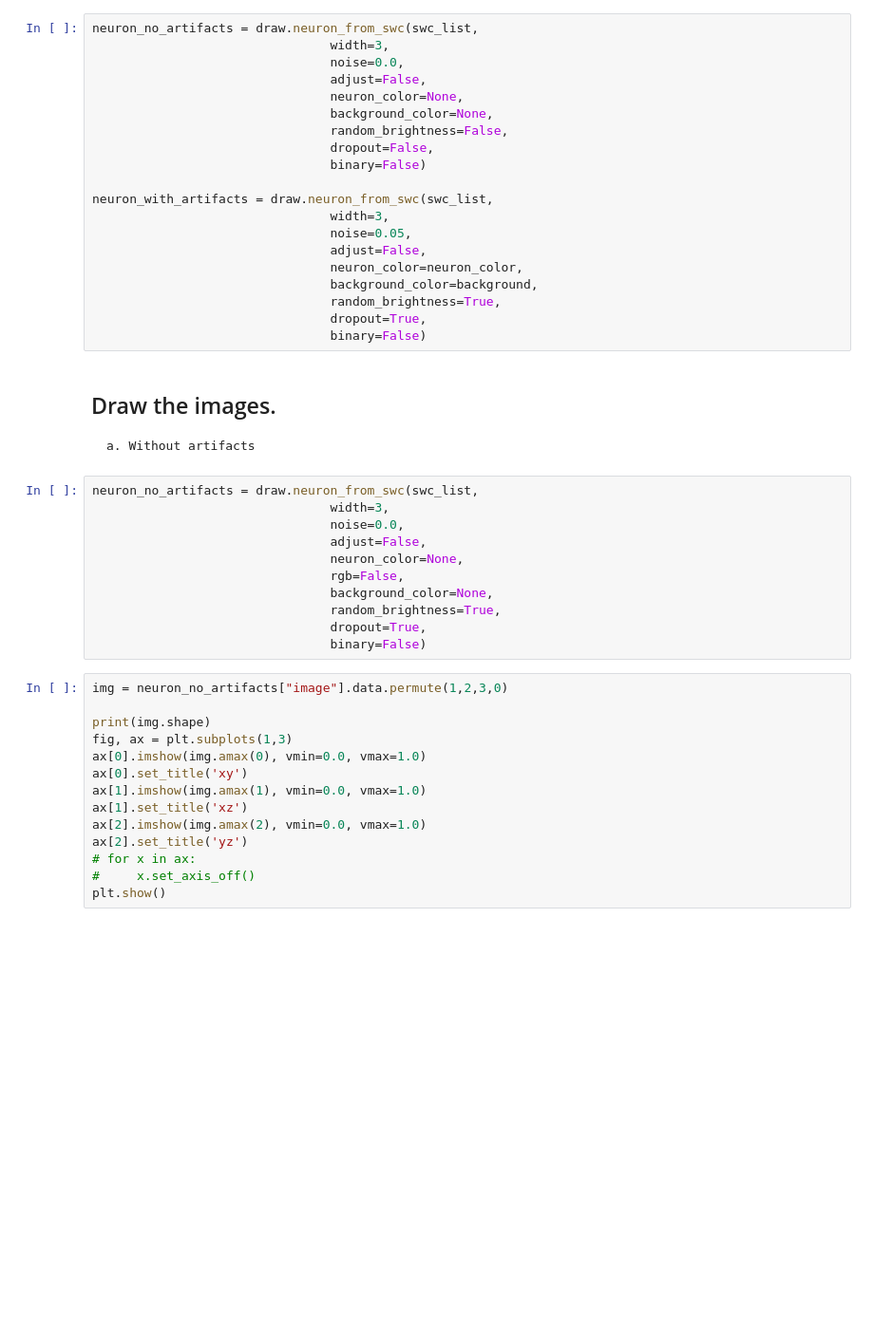
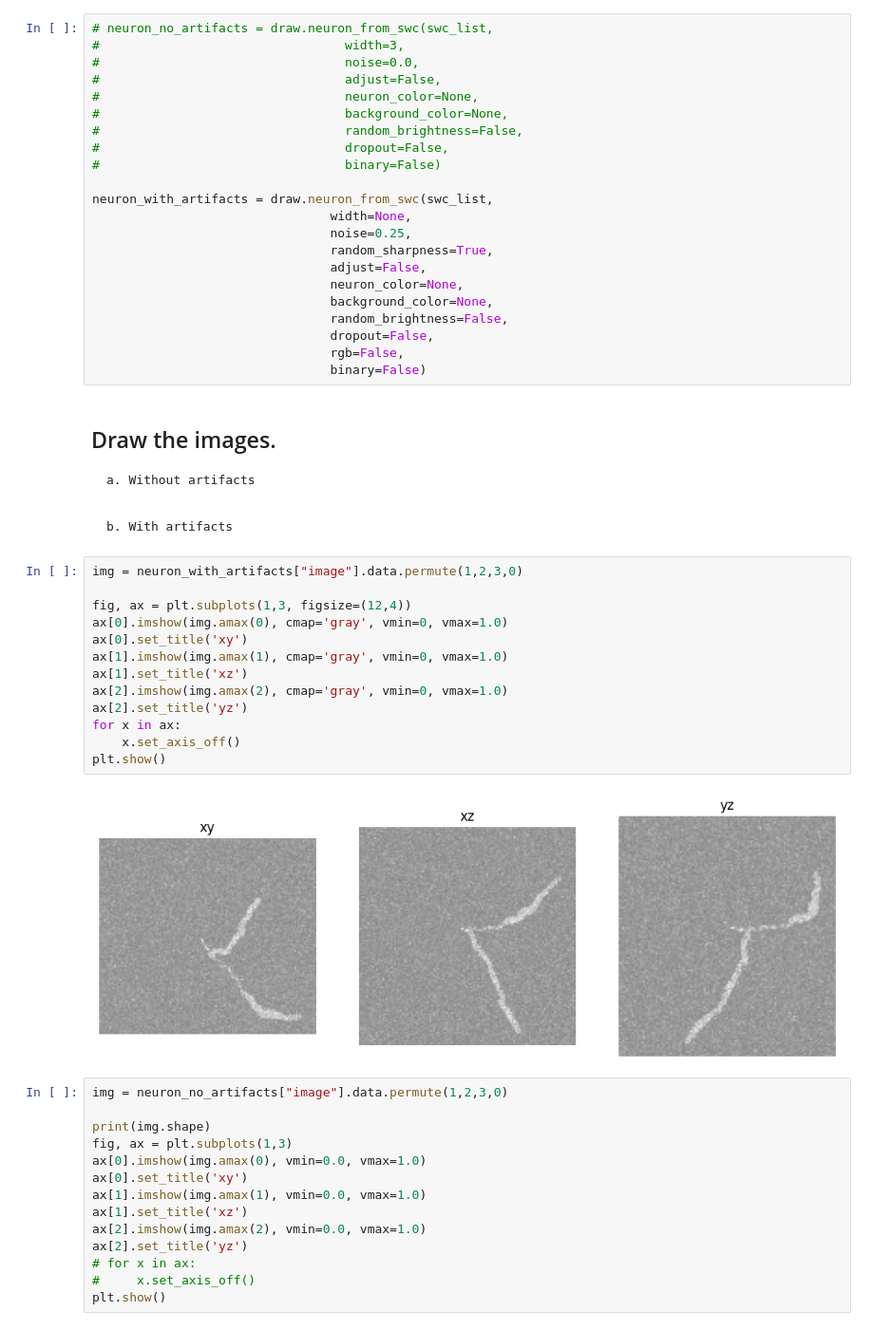
Before and after one commit to BrysonGray/neurotrack, a Jupyter notebook: make_simulated_neurons.ipynb, the cells around one changed output. Shown at 95% size. Saved outputs shown, nothing was run; the diff lists cells and outputs as text; blank space fills up the shorter version.

```diff
--- a/make_simulated_neurons.ipynb
+++ b/make_simulated_neurons.ipynb
@@ -62,40 +46,48 @@ plt.show()
 # %% [markdown]
 Draw neurons from SWC format data; one without and one with added noise and artifacts.
 # %%
-neuron_no_artifacts = draw.neuron_from_swc(swc_list,
-                                width=3,
-                                noise=0.0,
+# neuron_no_artifacts = draw.neuron_from_swc(swc_list,
+#                                 width=3,
+#                                 noise=0.0,
+#                                 adjust=False,
+#                                 neuron_color=None,
+#                                 background_color=None,
+#                                 random_brightness=False,
+#                                 dropout=False,
+#                                 binary=False)
+
+neuron_with_artifacts = draw.neuron_from_swc(swc_list,
+                                width=None,
+                                noise=0.25,
+                                random_sharpness=True,
                                 adjust=False,
                                 neuron_color=None,
                                 background_color=None,
                                 random_brightness=False,
                                 dropout=False,
+                                rgb=False,
                                 binary=False)
-
-neuron_with_artifacts = draw.neuron_from_swc(swc_list,
-                                width=3,
-                                noise=0.05,
-                                adjust=False,
-                                neuron_color=neuron_color,
-                                background_color=background,
-                                random_brightness=True,
-                                dropout=True,
-                                binary=False)
 # %% [markdown]
 
 ## Draw the images.
     a. Without artifacts
-# %%
-neuron_no_artifacts = draw.neuron_from_swc(swc_list,
-                                width=3,
-                                noise=0.0,
-                                adjust=False,
-                                neuron_color=None,
-                                rgb=False,
-                                background_color=None,
-                                random_brightness=True,
-                                dropout=True,
-                                binary=False)
+# %% [markdown]
+    b. With artifacts
+# %%
+img = neuron_with_artifacts["image"].data.permute(1,2,3,0)
+
+fig, ax = plt.subplots(1,3, figsize=(12,4))
+ax[0].imshow(img.amax(0), cmap='gray', vmin=0, vmax=1.0)
+ax[0].set_title('xy')
+ax[1].imshow(img.amax(1), cmap='gray', vmin=0, vmax=1.0)
+ax[1].set_title('xz')
+ax[2].imshow(img.amax(2), cmap='gray', vmin=0, vmax=1.0)
+ax[2].set_title('yz')
+for x in ax:
+    x.set_axis_off()
+plt.show()
+# %% [output]
+[figure, added]
 # %%
 img = neuron_no_artifacts["image"].data.permute(1,2,3,0)
 
```
Also changed, not shown: parts of 4 cells of this notebook, 23 other files.
